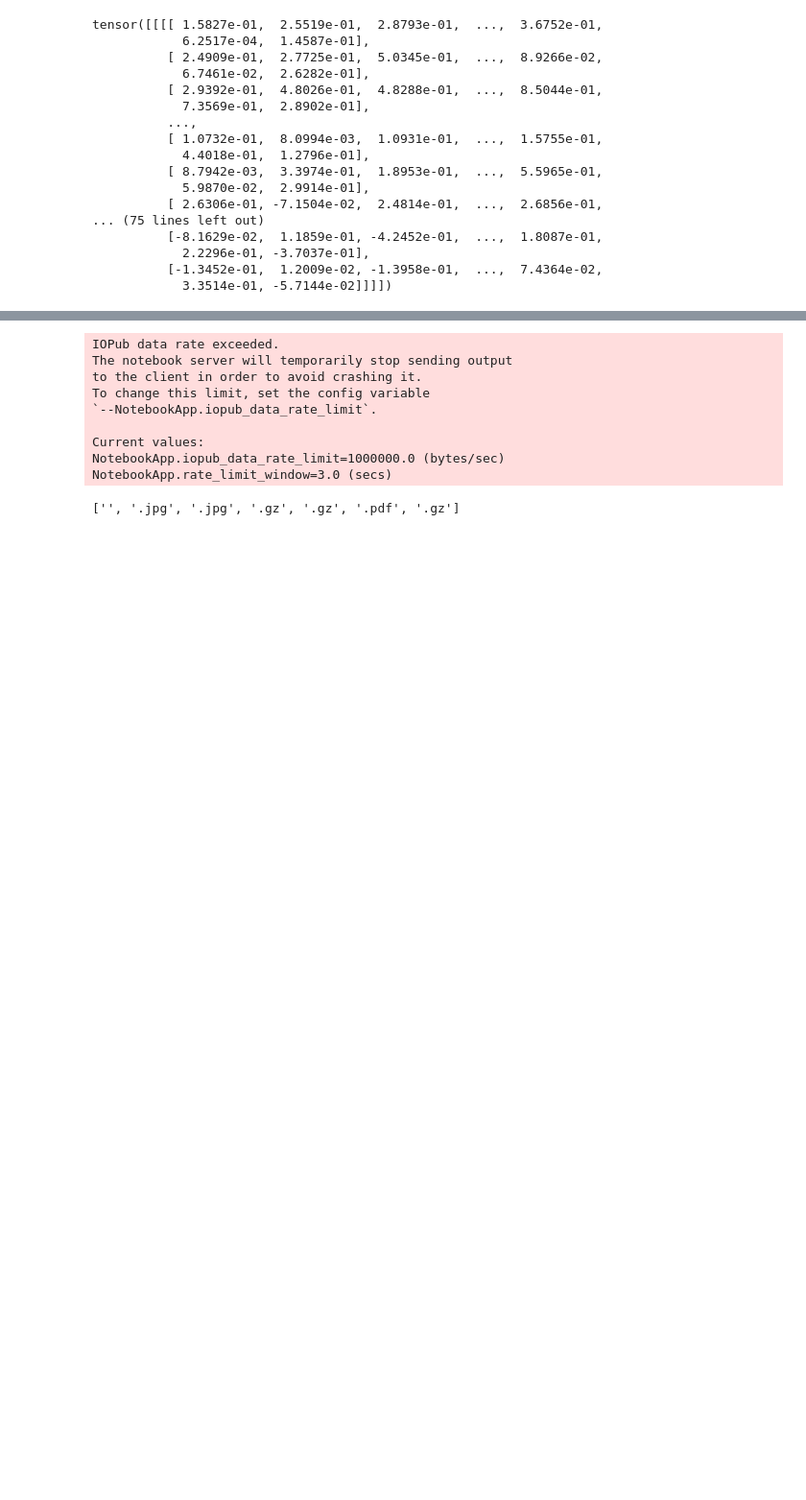
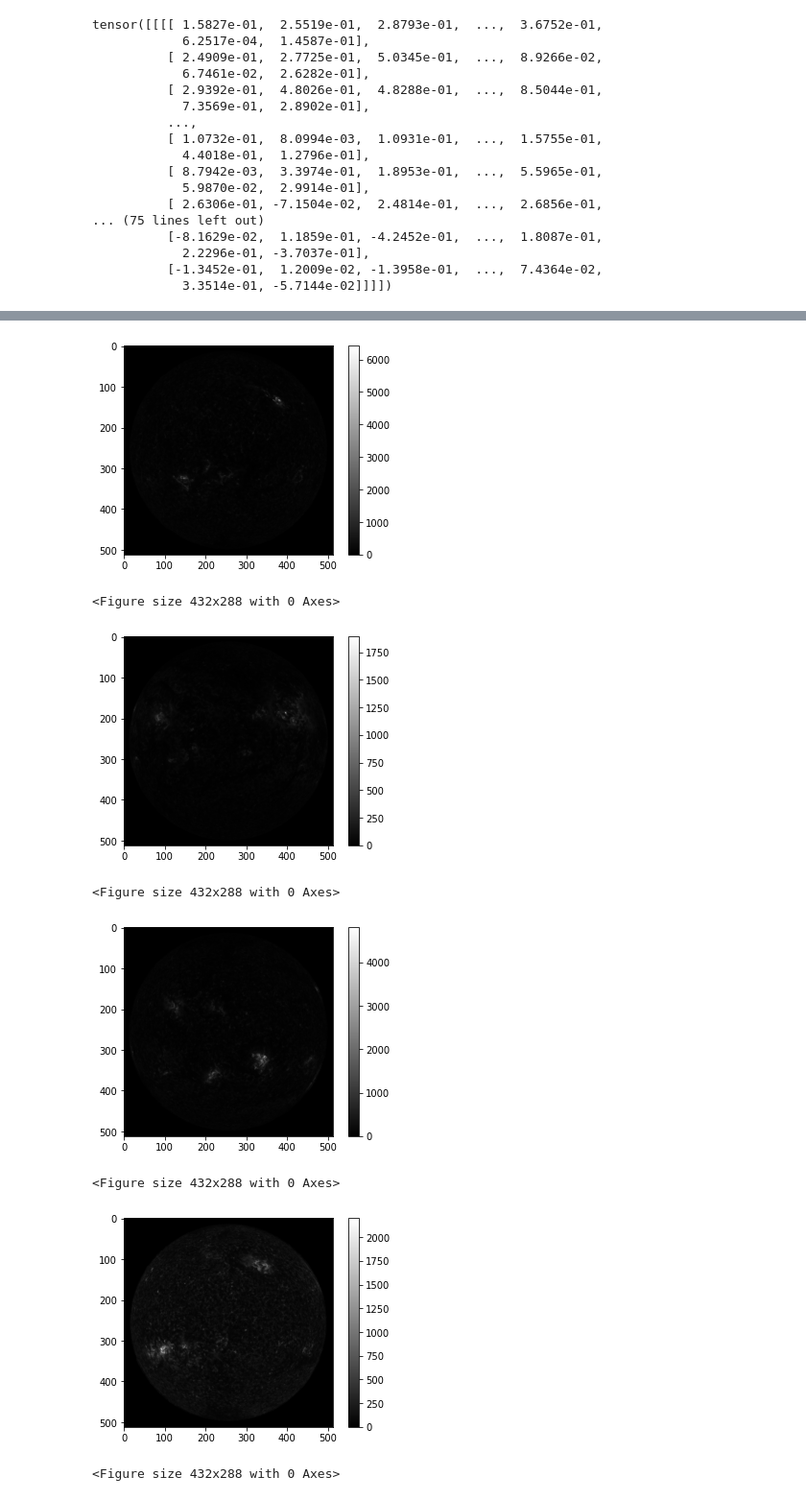
Before and after one commit to Pineci/sun-net, a Jupyter notebook: notebooks/test_dataloader.ipynb, the cells around one changed output, grey strips where cells are left out. Shown at 96% size. Drawn from its saved outputs; the diff is of its cells as text; code cells hidden in the pictures; blank space fills up the shorter version.

```diff
--- a/notebooks/test_dataloader.ipynb
+++ b/notebooks/test_dataloader.ipynb
@@ -107,14 +72,0 @@ ew
-# %%
-#print(np.array(dl.y_tensor).mean())
-to_keep = []
-for i in range(len(dl)):
-    arr_x = np.array(dl.x_tensor[i]).reshape((512, 512))
-    arr_y = np.array(dl.y_tensor[i]).reshape((512, 512))
-    #print(f'Mean: {arr.mean()} std: {arr.std()}')
-    if not np.isnan(arr_x.mean()) and not np.isnan(arr_y.mean()):
-        to_keep.append(i)
-    else:
-        print(i)
-
-test_x = dl.x_tensor[to_keep, :, :, :]
-test_x.size()
@@ -161,6 +72,0 @@ Timestamp('2010-05-16 19:30:00')
-# %%
-dl = ImageDataLoader('SDO')
-#dl.path_exists()
-test_path = dl.get_path()
-test_fits_paths = dl.get_compressed_files()
-test_images = dl.get_images()
@@ -231,16 +73,21 @@ image_data = hdulist[0].data
-# %%
-print(content)
-# %% [output]
-IOPub data rate exceeded.
-The notebook server will temporarily stop sending output
-to the client in order to avoid crashing it.
-To change this limit, set the config variable
-`--NotebookApp.iopub_data_rate_limit`.
-
-Current values:
-NotebookApp.iopub_data_rate_limit=1000000.0 (bytes/sec)
-NotebookApp.rate_limit_window=3.0 (secs)
-# %%
-[x.suffix for x in test_path.iterdir()]
-# %% [output]
-['', '.jpg', '.jpg', '.gz', '.gz', '.pdf', '.gz']
+# %%
+from skimage.transform import resize
+
+for i in range(10):
+    mask = dl.x_data[i, 0, :, :].reshape(512, 512) != 0.0
+    data = dl.y_data[i, 0, :, :].reshape(512, 512) * mask
+
+    plt.figure()
+    plt.imshow(data, cmap='gray')
+    plt.colorbar()
+    plt.show()
+    plt.clf()
+# %% [output]
+[figure, added]
+<Figure size 432x288 with 0 Axes>
+[figure, added]
+<Figure size 432x288 with 0 Axes>
+[figure, added]
+<Figure size 432x288 with 0 Axes>
+[figure, added]
+<Figure size 432x288 with 0 Axes>
```
Also changed, not shown: parts of 21 cells of this notebook, 10 other files.
